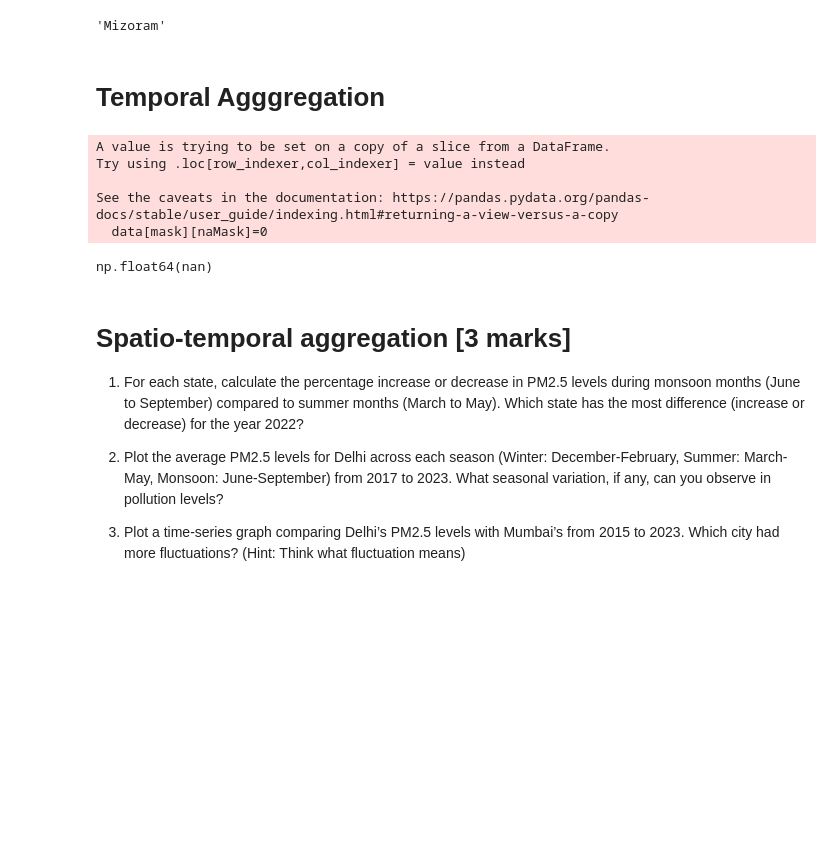
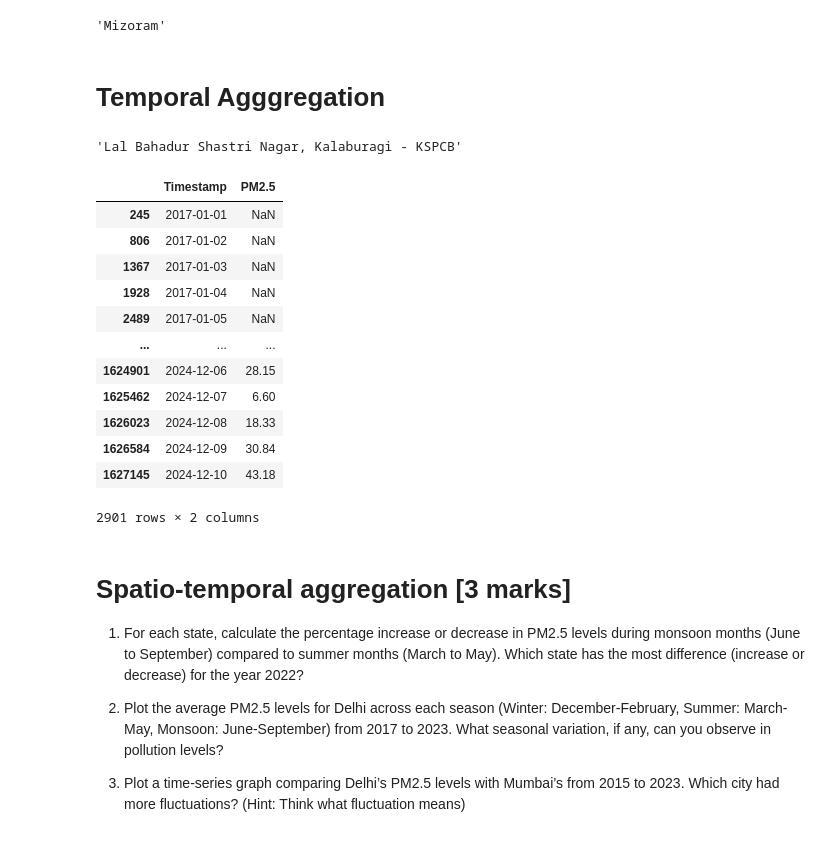
Before and after one commit to ishaank17/PSDV-Grp-ES-114-, a Jupyter notebook: Lab3/Lab3.ipynb, the cells around one changed output. Drawn from its saved outputs; the diff is of its cells as text; code cells hidden in the pictures; blank space fills up the shorter version.

```diff
--- a/Lab3/Lab3.ipynb
+++ b/Lab3/Lab3.ipynb
@@ -39,20 +56,32 @@ str(states[minArg])
 # %% [output]
 'Mizoram'
 # %% [markdown]
-# Temporal Agggregation
+ # **Temporal Agggregation**
 # %%
 mask= np.array(Date.dt.month==8) & np.array(Date.dt.year==2020)
-naMask=data[mask]["PM2.5"].isna()
-data[mask][naMask]=0
-maxArg=data[mask]["PM2.5"].argmax()
-data["PM2.5"][maxArg]
+maxArg=data.loc[mask,"PM2.5"].argmax()
+data.loc[mask,"station"].iloc[maxArg]
 # %% [output]
-A value is trying to be set on a copy of a slice from a DataFrame.
-Try using .loc[row_indexer,col_indexer] = value instead
-
-See the caveats in the documentation: https://pandas.pydata.org/pandas-docs/stable/user_guide/indexing.html#returning-a-view-versus-a-copy
-  data[mask][naMask]=0
+'Lal Bahadur Shastri Nagar, Kalaburagi - KSPCB'
-np.float64(nan)
+# %%
+season={"winter":[12,1,2] , "summer" : [3,4,5], "monsoon" : [6,7,8,9]}
+mask=np.array(Date.dt.year==2018)
+
+lalData=data.query("station=='Lal Bahadur Shastri Nagar, Kalaburagi - KSPCB' ").loc[:,["Timestamp","PM2.5"]]
+# %% [output]
+|  | Timestamp | PM2.5 |
+| 245 | 2017-01-01 | NaN |
+| 806 | 2017-01-02 | NaN |
+| 1367 | 2017-01-03 | NaN |
+| 1928 | 2017-01-04 | NaN |
+| 2489 | 2017-01-05 | NaN |
+| ... | ... | ... |
+| 1624901 | 2024-12-06 | 28.15 |
+| 1625462 | 2024-12-07 | 6.60 |
+| 1626023 | 2024-12-08 | 18.33 |
+| 1626584 | 2024-12-09 | 30.84 |
+| 1627145 | 2024-12-10 | 43.18 |
+2901 rows × 2 columns
 # %% [markdown]
 # **Spatio-temporal aggregation [3 marks]**
 
```
Also changed, not shown: parts of 3 cells of this notebook.
